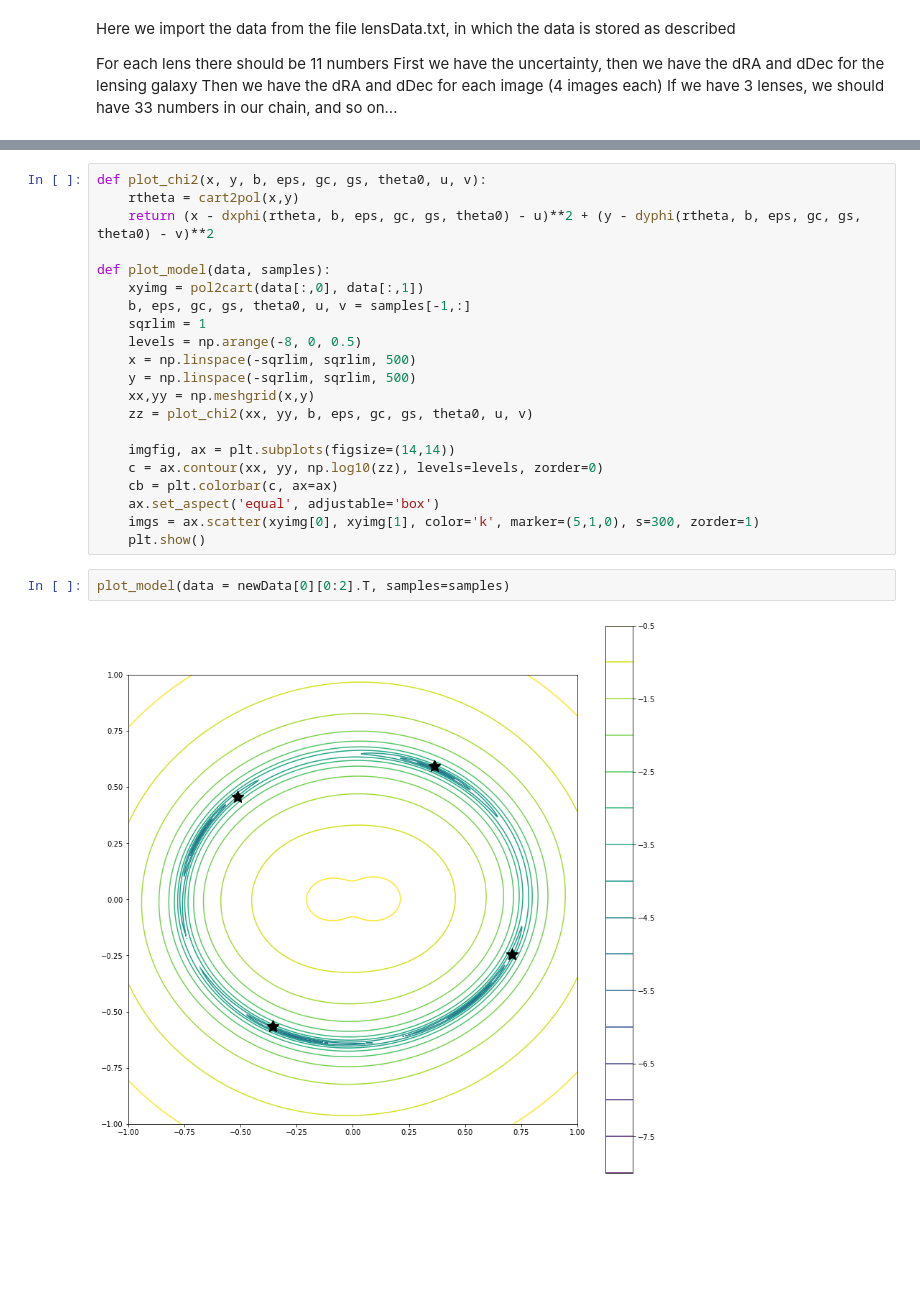
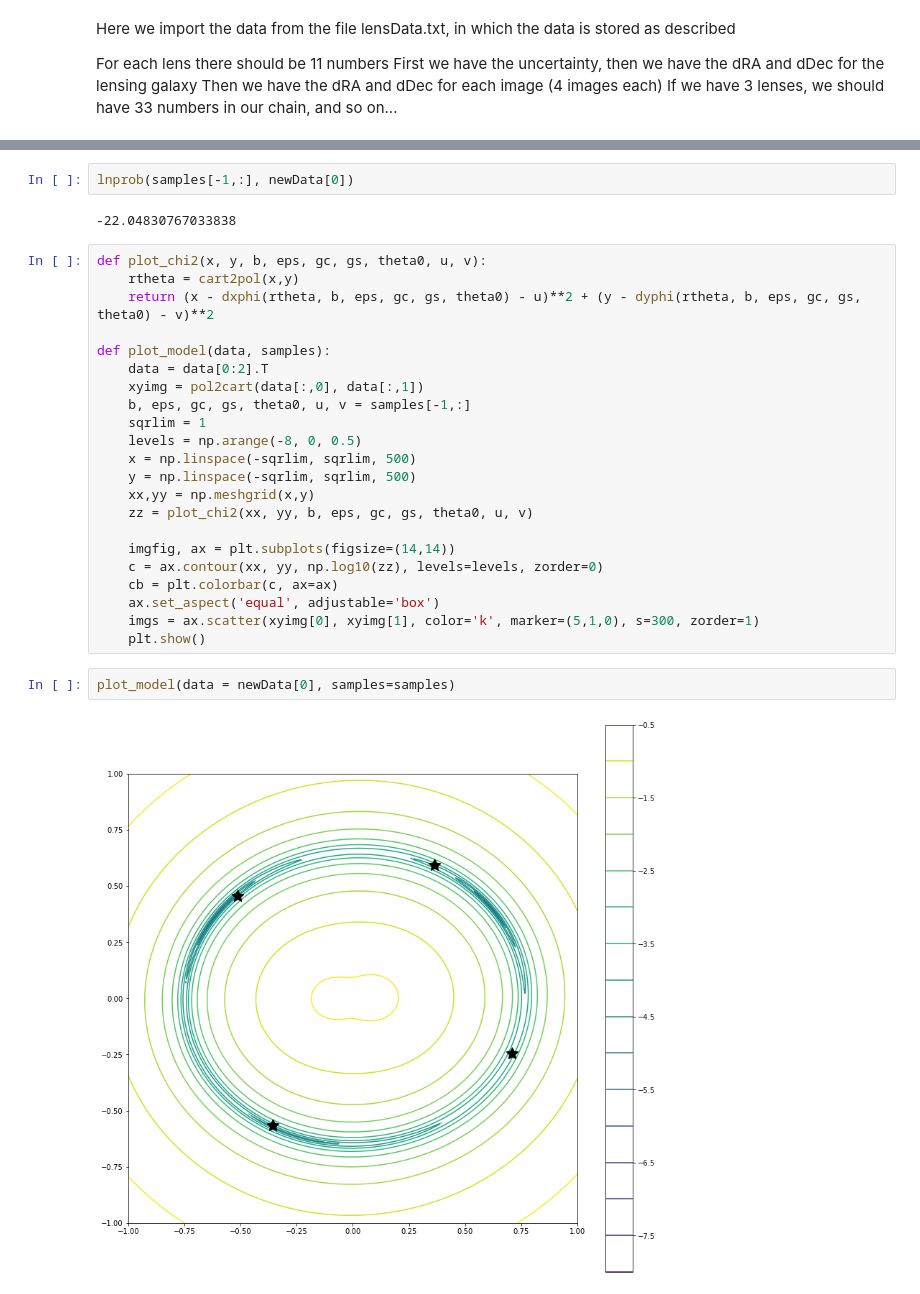
Before and after one commit to niharprabhala/Strong-Gravitation-Lensing, a Jupyter notebook: Main.ipynb, the cells around one changed output, grey strips where cells are left out. Drawn from its saved outputs; the diff is of its cells as text; blank space fills up the shorter version.

```diff
--- a/Main.ipynb
+++ b/Main.ipynb
@@ -184,9 +208,14 @@ fig.show()
+# %%
+lnprob(samples[-1,:], newData[0])
+# %% [output]
+-22.04830767033838
 # %%
 def plot_chi2(x, y, b, eps, gc, gs, theta0, u, v):
     rtheta = cart2pol(x,y)
     return (x - dxphi(rtheta, b, eps, gc, gs, theta0) - u)**2 + (y - dyphi(rtheta, b, eps, gc, gs, theta0) - v)**2
 
 def plot_model(data, samples):
+    data = data[0:2].T
     xyimg = pol2cart(data[:,0], data[:,1])
     b, eps, gc, gs, theta0, u, v = samples[-1,:]
     sqrlim = 1
@@ -203,6 +232,6 @@ def plot_model(data, samples):
     imgs = ax.scatter(xyimg[0], xyimg[1], color='k', marker=(5,1,0), s=300, zorder=1)
     plt.show()
 # %%
-plot_model(data = newData[0][0:2].T, samples=samples)
+plot_model(data = newData[0], samples=samples)
 # %% [output]
-[figure, old version]
+[figure, new version]
```
Also changed, not shown: parts of 10 cells of this notebook, 2 other files.
